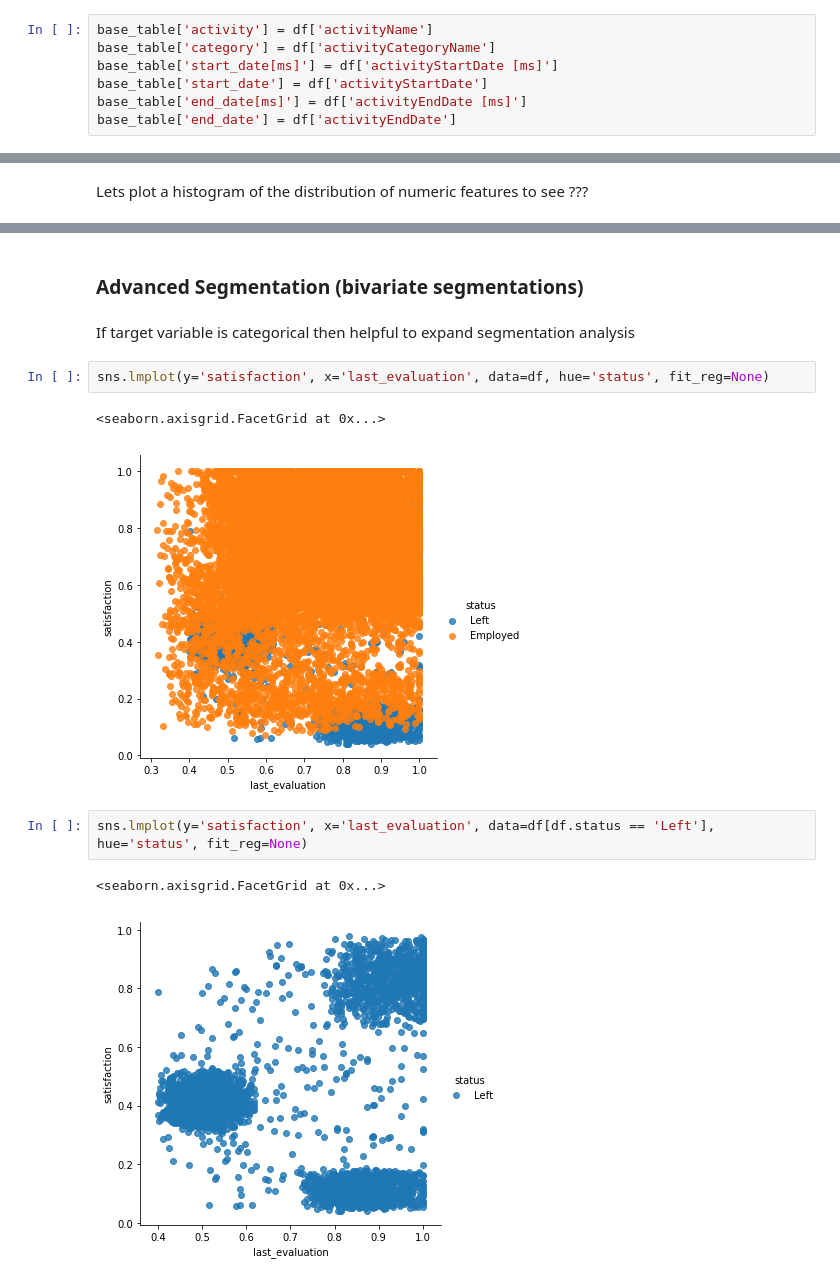
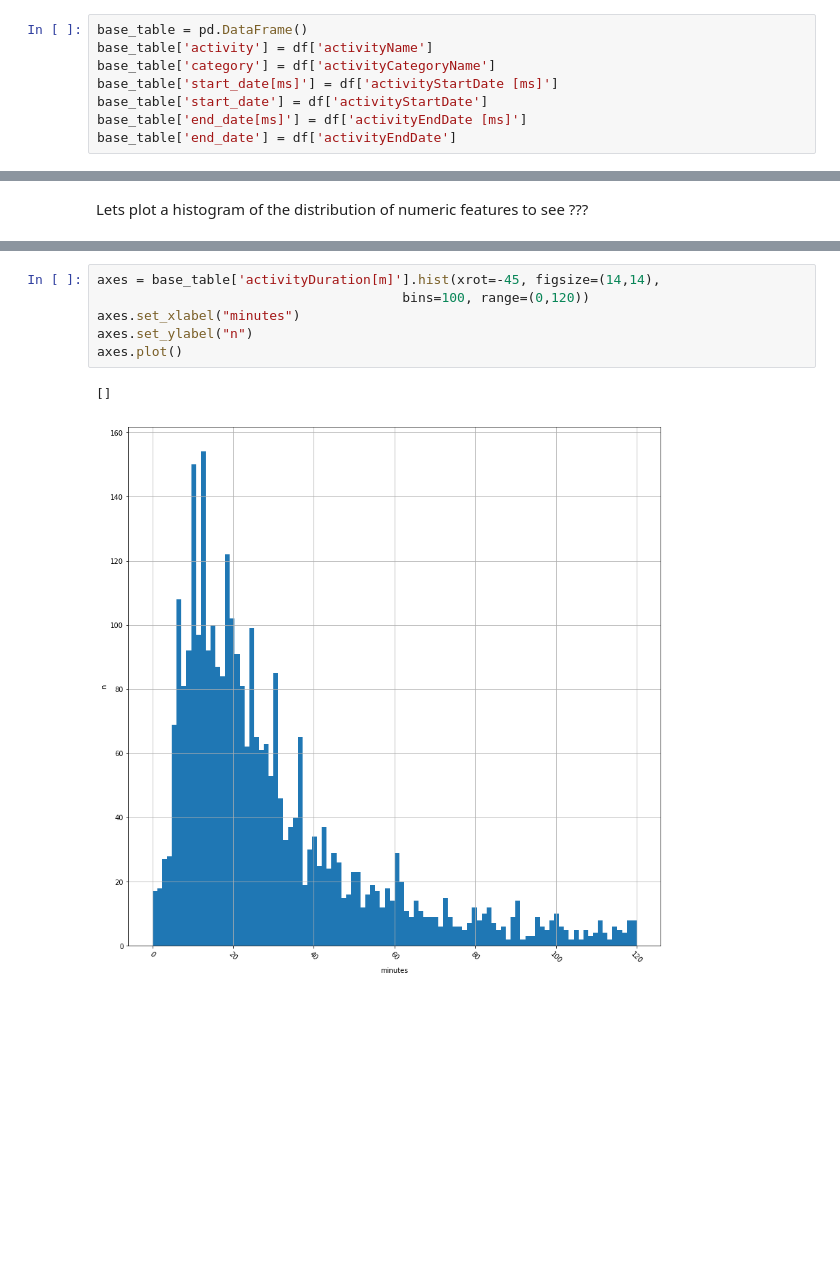
Before and after one commit to FollowJack/machine-learning-masterclass, a Jupyter notebook: project_10_activity_analysis/activity_analysis.ipynb, the cells around one changed output, grey strips where cells are left out. Drawn from its saved outputs; the diff is of its cells as text; blank space fills up the shorter version.

Commit message:
Add histogram of activity duration

```diff
--- a/project_10_activity_analysis/activity_analysis.ipynb
+++ b/project_10_activity_analysis/activity_analysis.ipynb
@@ -85,6 +87,7 @@ Let's take only relevant features into our base table:
 - end_date,
 - activity_duration[m]   # minutes
 # %%
+base_table = pd.DataFrame()
 base_table['activity'] = df['activityName']
 base_table['category'] = df['activityCategoryName']
 base_table['start_date[ms]'] = df['activityStartDate [ms]']
@@ -168,14 +128,9 @@ df.groupby('status').mean()
-# %% [markdown]
-### Advanced Segmentation (bivariate segmentations)
-# %% [markdown]
-If target variable is categorical then helpful to expand segmentation analysis
-# %%
-sns.lmplot(y='satisfaction', x='last_evaluation', data=df, hue='status', fit_reg=None)
-# %% [output]
-<seaborn.axisgrid.FacetGrid at 0x...>
-[figure, removed]
-# %%
-sns.lmplot(y='satisfaction', x='last_evaluation', data=df[df.status == 'Left'], hue='status', fit_reg=None)
-# %% [output]
-<seaborn.axisgrid.FacetGrid at 0x...>
-[figure, removed]
+# %%
+axes = base_table['activityDuration[m]'].hist(xrot=-45, figsize=(14,14),
+                                       bins=100, range=(0,120))
+axes.set_xlabel("minutes")
+axes.set_ylabel("n")
+axes.plot()
+# %% [output]
+[]
+[figure, added]
```
Also changed, not shown: parts of 16 cells of this notebook.
